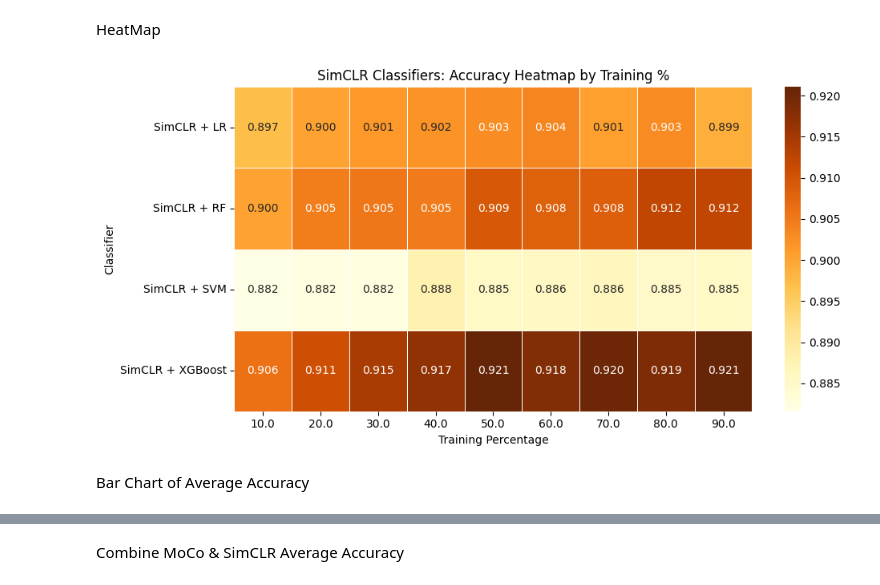
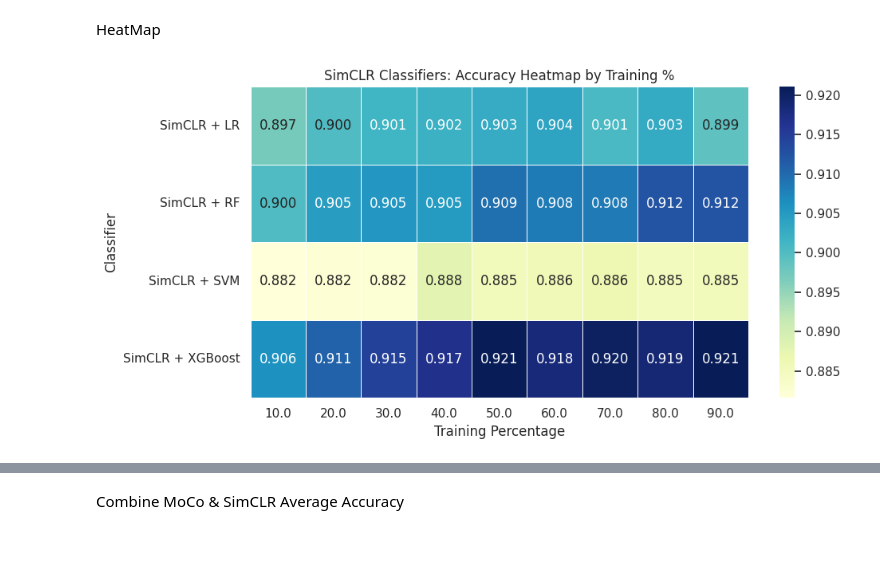
Before and after one commit to shuvookd/Thesis_MSc, a Jupyter notebook: comparison-output-final.ipynb, the cells around one changed output, grey strips where cells are left out. Drawn from its saved outputs; the diff is of its cells as text; code cells hidden in the pictures; blank space fills up the shorter version.

```diff
--- a/comparison-output-final.ipynb
+++ b/comparison-output-final.ipynb
@@ -283,19 +537,29 @@ plt.show()
 # %% [markdown]
 HeatMap
 # %%
-# Pivot table
-pivot_simclr = simclr_all.pivot_table(index='model', columns='train_pct', values='accuracy')
+import matplotlib.pyplot as plt
+import seaborn as sns
+import pandas as pd
 
-# Plot heatmap
+# Extract best results for each classifier (SimCLR models)
+rf_best = extract_simclr_best(simclr_rf, 'SimCLR + RF')
+lr_best = extract_simclr_best(simclr_lr, 'SimCLR + LR')
+svm_best = extract_simclr_best(simclr_svm, 'SimCLR + SVM')
+xgb_best = extract_simclr_best(simclr_xgb, 'SimCLR + XGBoost')
+
+# Combine the results into one DataFrame
+simclr_all = pd.concat([rf_best, lr_best, svm_best, xgb_best], ignore_index=True)
+
+# Pivot table for accuracy
+pivot = simclr_all.pivot_table(index='model', columns='train_pct', values='accuracy')
+
+# Plot heatmap for accuracy
 plt.figure(figsize=(10, 5))
-sns.heatmap(pivot_simclr, annot=True, fmt=".3f", cmap="YlOrBr", linewidths=0.5)
-
+sns.heatmap(pivot, annot=True, fmt=".3f", cmap="YlGnBu", linewidths=0.5)
 plt.title("SimCLR Classifiers: Accuracy Heatmap by Training %")
 plt.xlabel("Training Percentage")
 plt.ylabel("Classifier")
 plt.tight_layout()
 plt.show()
 # %% [output]
-[figure, old version]
+[figure, new version]
-# %% [markdown]
-Bar Chart of Average Accuracy
```
Also changed, not shown: parts of 36 cells of this notebook.
